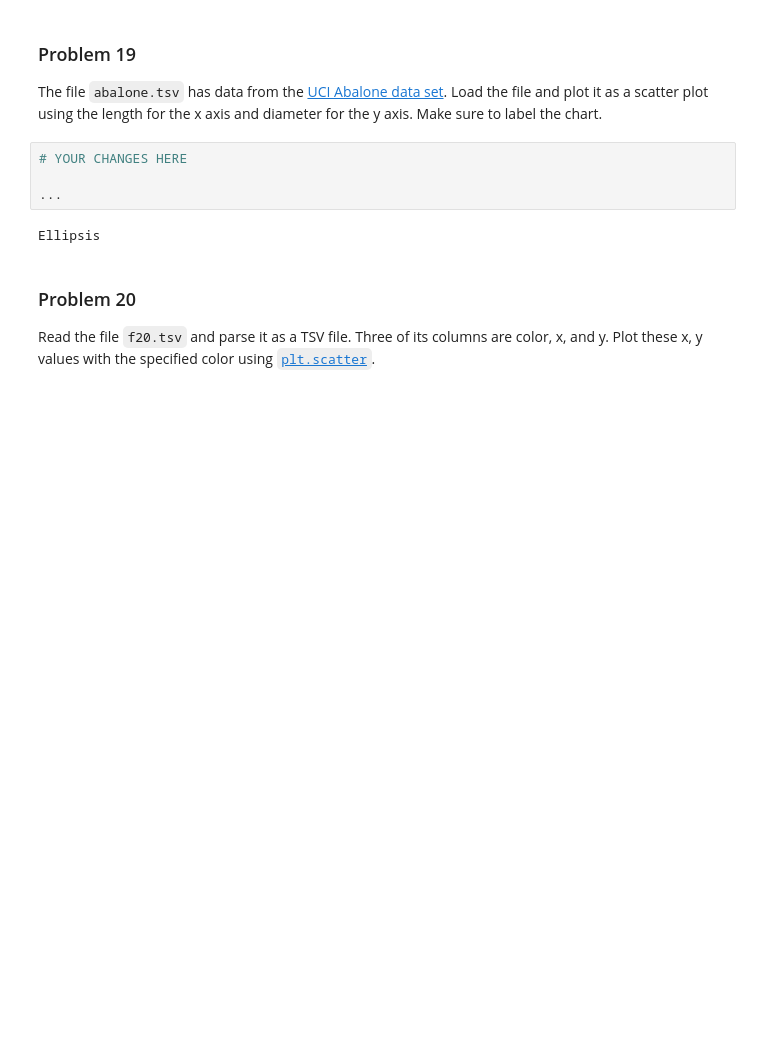
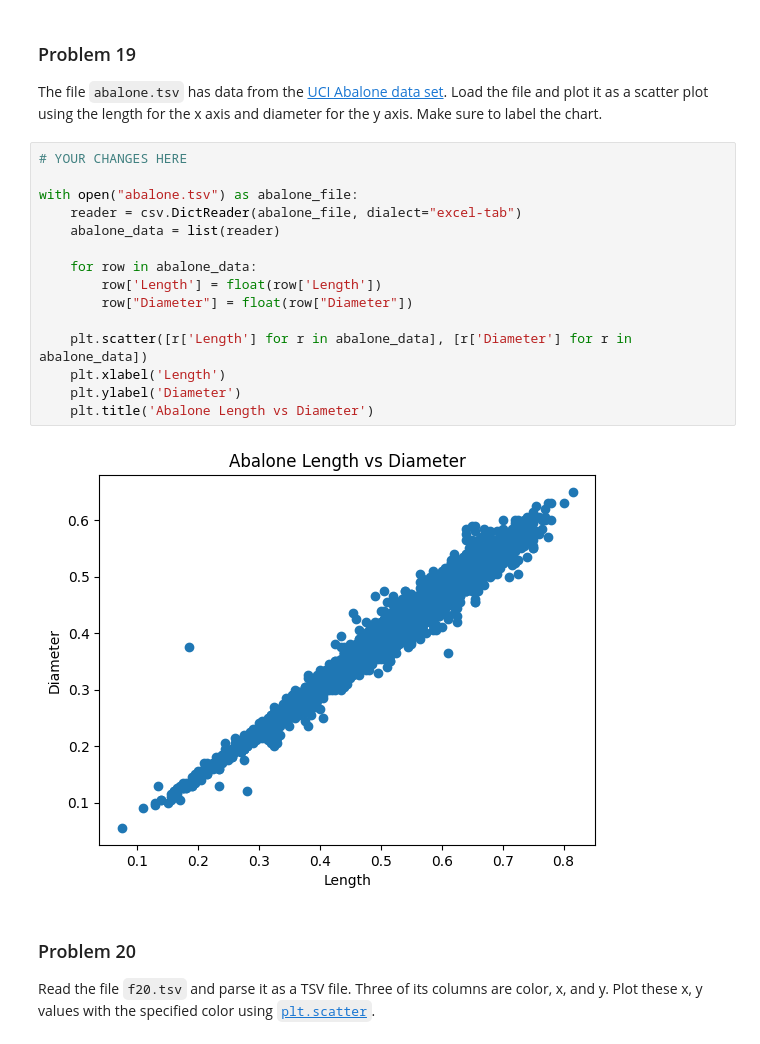
Before and after one commit to aidandig/dx602-homework-05, a Jupyter notebook: homework.ipynb, the cells around one changed output. Cells and saved outputs as stored; diff of their text form; blank space fills up the shorter version.

```diff
--- a/homework.ipynb
+++ b/homework.ipynb
@@ -492,12 +492,23 @@ with open('f18.tsv') as f:
 The file `abalone.tsv` has data from the [UCI Abalone data set](https://archive.ics.uci.edu/dataset/1/abalone).
 Load the file and plot it as a scatter plot using the length for the x axis and diameter for the y axis.
 Make sure to label the chart.
-# %%
-# YOUR CHANGES HERE
-
-...
-# %% [output]
-Ellipsis
+# %%
+# YOUR CHANGES HERE
+
+with open("abalone.tsv") as abalone_file:
+    reader = csv.DictReader(abalone_file, dialect="excel-tab")
+    abalone_data = list(reader)
+
+    for row in abalone_data:
+        row['Length'] = float(row['Length'])
+        row["Diameter"] = float(row["Diameter"])
+
+    plt.scatter([r['Length'] for r in abalone_data], [r['Diameter'] for r in abalone_data])
+    plt.xlabel('Length')
+    plt.ylabel('Diameter')
+    plt.title('Abalone Length vs Diameter')
+# %% [output]
+[figure, added]
 # %% [markdown]
 ### Problem 20
 
```
